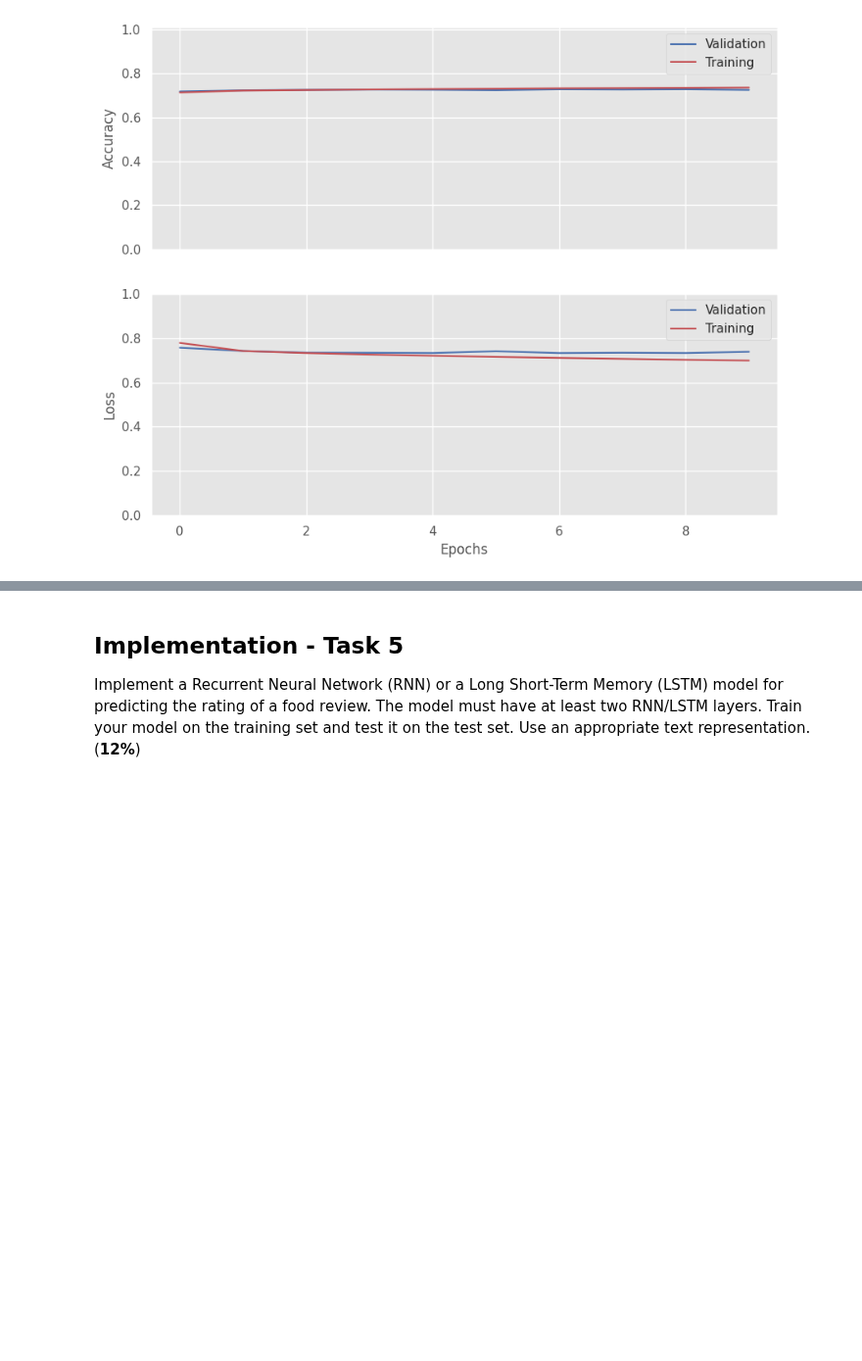
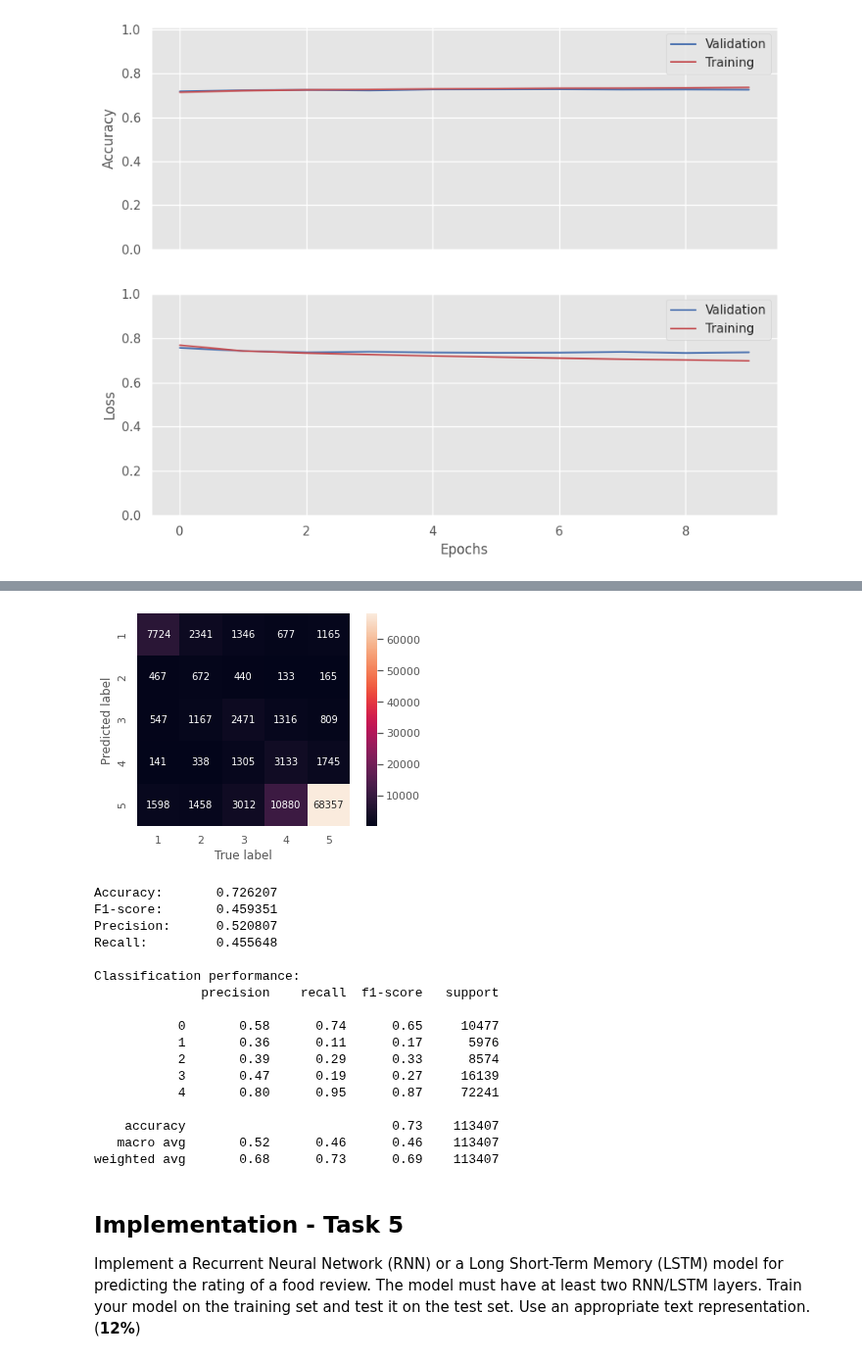
Before and after one commit to alasdair-breasley/tmla-assignment, a Jupyter notebook: TMLA_Assignment.ipynb, the cells around one changed output, grey strips where cells are left out. Shown at 98% size. Cells and saved outputs as stored; diff of their text form; code cells hidden in the pictures; blank space fills up the shorter version.

Commit message:
Task 4 - Feed Forward Neural Network performance metrics.

```diff
--- a/TMLA_Assignment.ipynb
+++ b/TMLA_Assignment.ipynb
@@ -719,7 +719,7 @@ embedding_size = 300
 ffnn_model = tf.keras.models.Sequential()
 ffnn_model.add(tf.keras.Input(shape = (embedding_size, )))
 ffnn_model.add(tf.keras.layers.Dense(128, activation = "relu"))
-ffnn_model.add(tf.keras.layers.Dense(128, activation = "softmax"))
+ffnn_model.add(tf.keras.layers.Dense(5, activation = "softmax"))
 
 #ffnn_model.summary()
 # %%
@@ -752,3 +752,6 @@ ax2.legend(["Validation","Training"])
 # %% [output]
 <matplotlib.legend.Legend at 0x...>
 [figure]
+# %%
+# Test model
+ffnn_predictions = ffnn_model.predict(np.array(test_data_w2v_vectorized))
@@ -755,3 +760,41 @@ ax2.legend(["Validation","Training"])
+# %%
+ffnn_predictions_labels = np.argmax(ffnn_predictions, axis = 1)
+# %%
+# Plot the confusion matrix
+score_catagory_labels = [1, 2, 3, 4, 5]
+
+matrix = confusion_matrix(test_labels_minus1, ffnn_predictions_labels)
+sns.heatmap(matrix.T, square = True, annot = True, fmt = "d",
+           xticklabels = score_catagory_labels, yticklabels = score_catagory_labels)
+plt.xlabel("True label")
+plt.ylabel("Predicted label")
+plt.show()
+
+# Compute and print classification performance metrics
+print("Accuracy:\t%f" % accuracy_score(test_labels_minus1, ffnn_predictions_labels))
+print("F1-score:\t%f" % f1_score(test_labels_minus1, ffnn_predictions_labels, average = "macro"))
+print("Precision:\t%f" % precision_score(test_labels_minus1, ffnn_predictions_labels, average = "macro"))
+print("Recall:\t\t%f" % recall_score(test_labels_minus1, ffnn_predictions_labels, average = "macro"))
+print("\nClassification performance:\n%s" % classification_report(test_labels_minus1, ffnn_predictions_labels))
+# %% [output]
+[figure, added]
+Accuracy:       0.726207
+F1-score:       0.459351
+Precision:      0.520807
+Recall:         0.455648
+
+Classification performance:
+              precision    recall  f1-score   support
+
+           0       0.58      0.74      0.65     10477
+           1       0.36      0.11      0.17      5976
+           2       0.39      0.29      0.33      8574
+           3       0.47      0.19      0.27     16139
+           4       0.80      0.95      0.87     72241
+
+    accuracy                           0.73    113407
+   macro avg       0.52      0.46      0.46    113407
+weighted avg       0.68      0.73      0.69    113407
 # %% [markdown]
 ## Implementation - Task 5
 Implement a Recurrent Neural Network (RNN) or a Long Short-Term Memory (LSTM) model for predicting the rating of a food review. The model must have at least two RNN/LSTM layers. Train your model on the training set and test it on the test set. Use an appropriate text representation. (**12%**)
```
Also changed, not shown: parts of 2 cells of this notebook.
